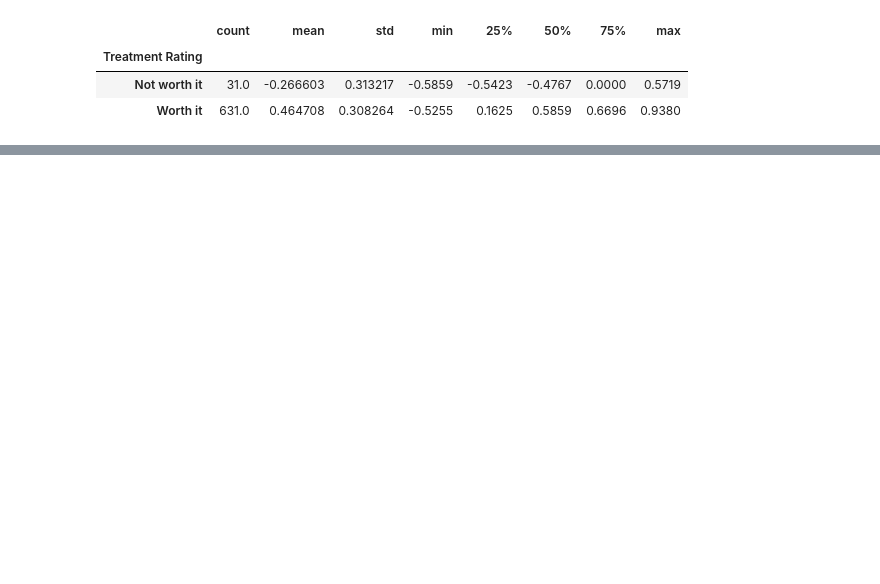
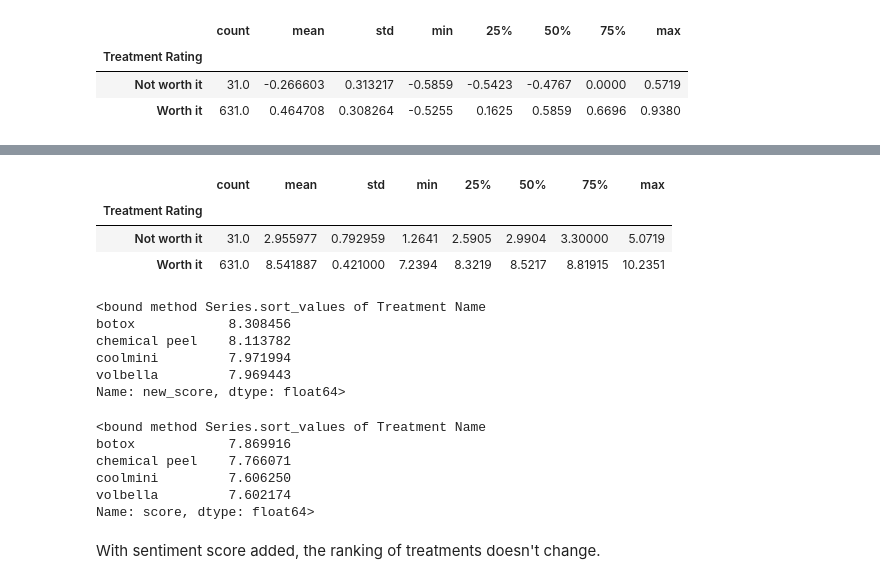
Before and after one commit to XHuang2046/ad_hoc_analysis, a Jupyter notebook: review_title_analysis.ipynb, the cells around one changed output, grey strips where cells are left out. Cells and saved outputs as stored; diff of their text form; code cells hidden in the pictures; blank space fills up the shorter version.

```diff
--- a/review_title_analysis.ipynb
+++ b/review_title_analysis.ipynb
@@ -252,0 +266,30 @@ files.download('ss_df.csv')
+# %%
+# simply add the sentiment score to the calculated satisfaction score
+df['new_score'] = df['score'] + df['compound']
+# %%
+df.groupby(['Treatment Rating']).describe()['new_score']
+# %% [output]
+|  | count | mean | std | min | 25% | 50% | 75% | max |
+| Treatment Rating |  |  |  |  |  |  |  |  |
+| Not worth it | 31.0 | 2.955977 | 0.792959 | 1.2641 | 2.5905 | 2.9904 | 3.30000 | 5.0719 |
+| Worth it | 631.0 | 8.541887 | 0.421000 | 7.2394 | 8.3219 | 8.5217 | 8.81915 | 10.2351 |
+# %%
+df.groupby(['Treatment Name']).mean()['new_score'].sort_values
+# %% [output]
+<bound method Series.sort_values of Treatment Name
+botox            8.308456
+chemical peel    8.113782
+coolmini         7.971994
+volbella         7.969443
+Name: new_score, dtype: float64>
+# %%
+df.groupby(['Treatment Name']).mean()['score'].sort_values
+# %% [output]
+<bound method Series.sort_values of Treatment Name
+botox            7.869916
+chemical peel    7.766071
+coolmini         7.606250
+volbella         7.602174
+Name: score, dtype: float64>
+# %% [markdown]
+With sentiment score added, the ranking of treatments doesn't change.
```
Also changed, not shown: parts of 14 cells of this notebook.
